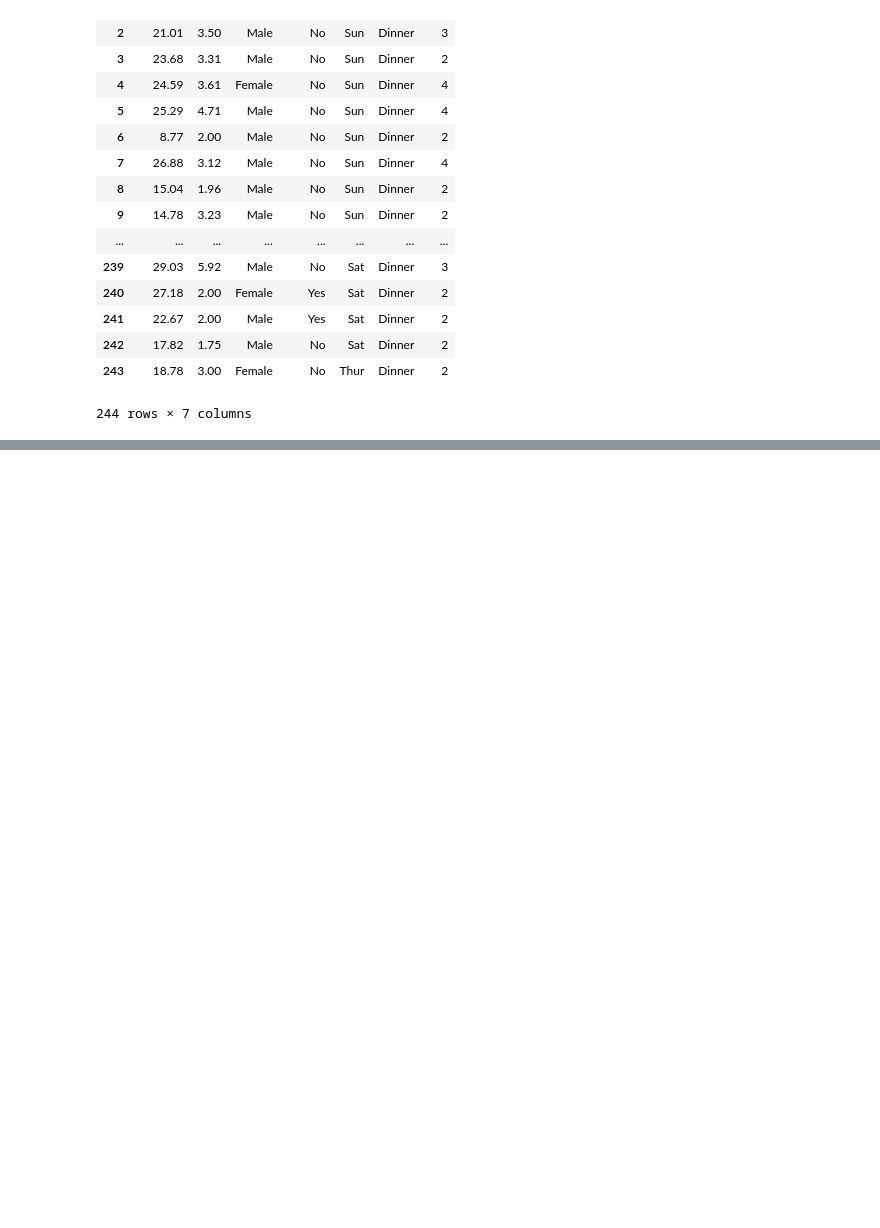
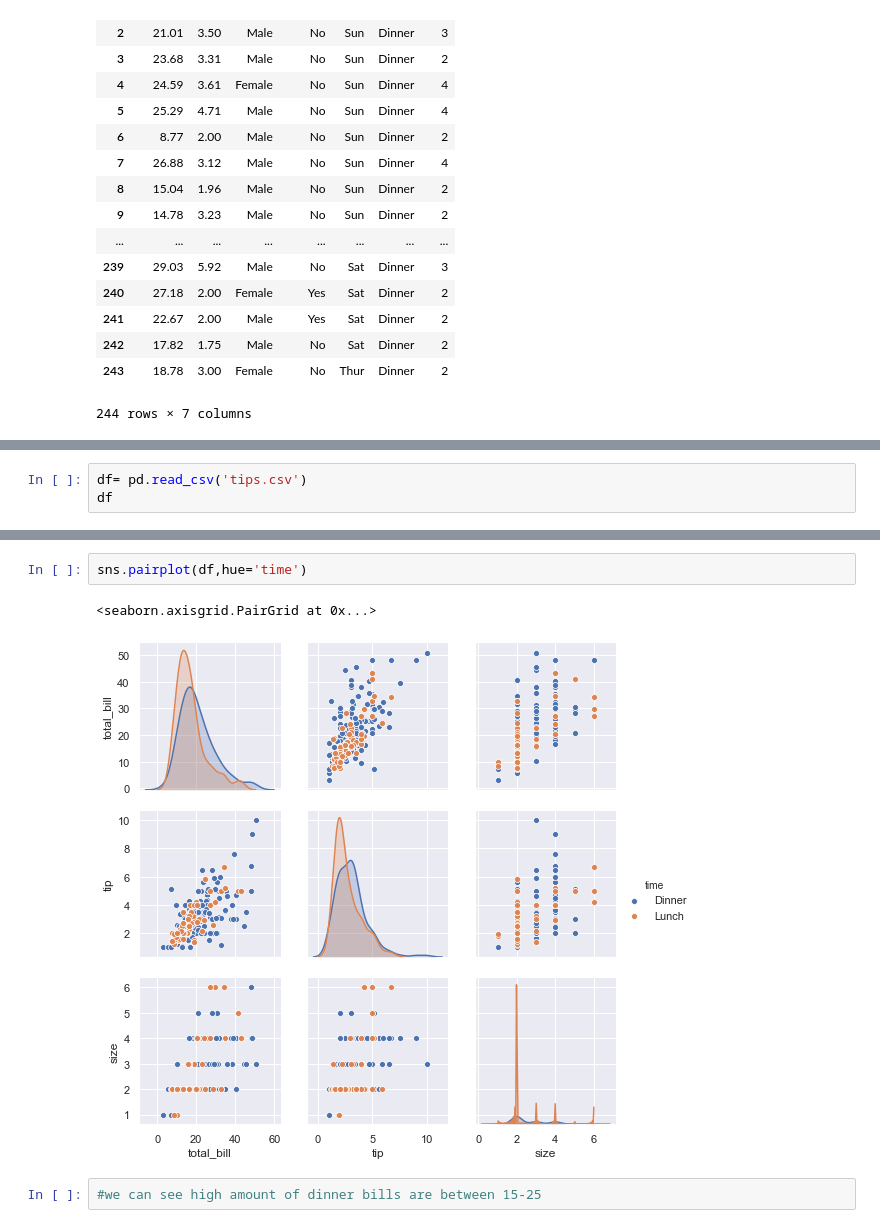
Before and after one commit to kennycolsh/Fundamentals-Ass1, a Jupyter notebook: FundDataAss1.ipynb, the cells around one changed output, grey strips where cells are left out. Drawn from its saved outputs; the diff is of its cells as text; blank space fills up the shorter version.

Commit message:
looking at pairplots and describing the dataset

```diff
--- a/FundDataAss1.ipynb
+++ b/FundDataAss1.ipynb
@@ -56,3 +56,6 @@ sns.relplot(x="total_bill", y="tip", hue="smoker",
             col="time", data=tips);
 # %% [output]
 [figure]
+# %%
+df= pd.read_csv('tips.csv')
+df
@@ -58,0 +81,7 @@ sns.relplot(x="total_bill", y="tip", hue="smoker",
+# %%
+sns.pairplot(df,hue='time')
+# %% [output]
+<seaborn.axisgrid.PairGrid at 0x...>
+[figure, added]
+# %%
+#we can see high amount of dinner bills are between 15-25
```
Also changed, not shown: parts of 13 cells of this notebook, 2 other files.
